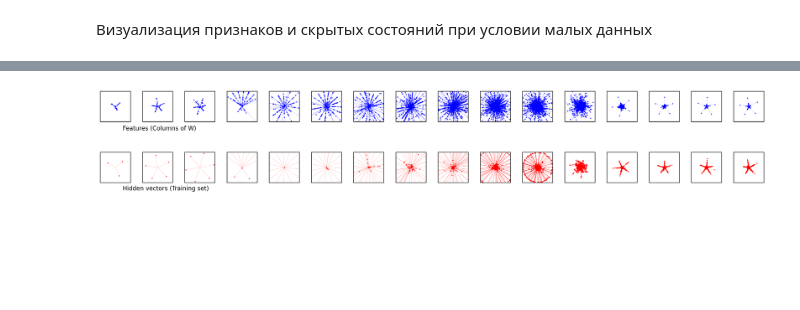
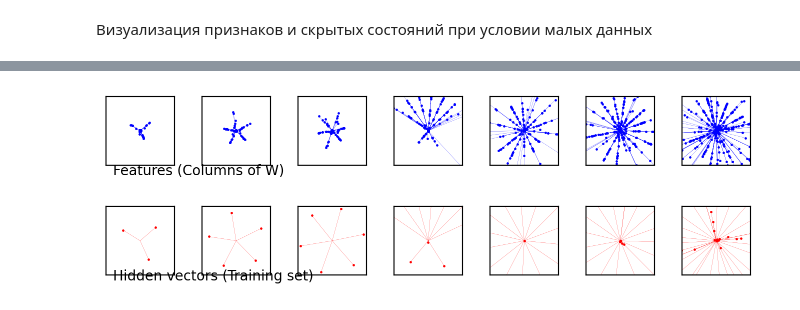
Before and after one commit to selected-topics-ai/TOY-DOUBLE-DECENT, a Jupyter notebook: notebooks/report.ipynb, the cells around one changed output, grey strips where cells are left out. Drawn from its saved outputs; the diff is of its cells as text; code cells hidden in the pictures; blank space fills up the shorter version.

```diff
--- a/notebooks/report.ipynb
+++ b/notebooks/report.ipynb
@@ -203,9 +38,0 @@ plt.show()
-# %%
-fig, _ = draw_mini_plots(T)
-
-fig.text(0.05, 0.55, 'Features (Columns of W)', va='center', rotation='horizontal')
-fig.text(0.05, 0.20, 'Hidden vectors (Training set)', va='center', rotation='horizontal')
-
-plt.show()
-# %% [output]
-[figure, removed]
@@ -211,0 +41,4 @@ plt.show()
+# %%
+draw_mini_plots(T[:7])
+# %% [output]
+[figure, added]
```
Also changed, not shown: parts of 21 cells of this notebook, 6 other files.
